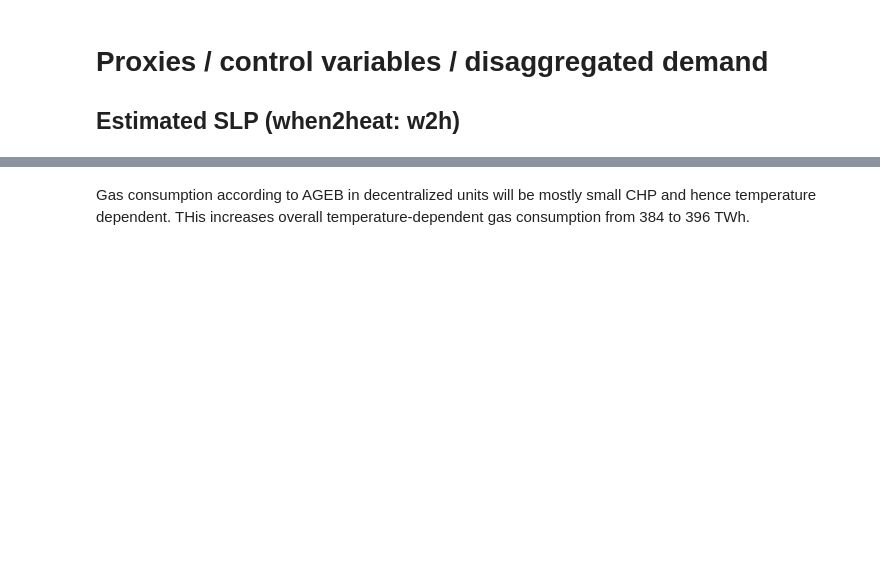
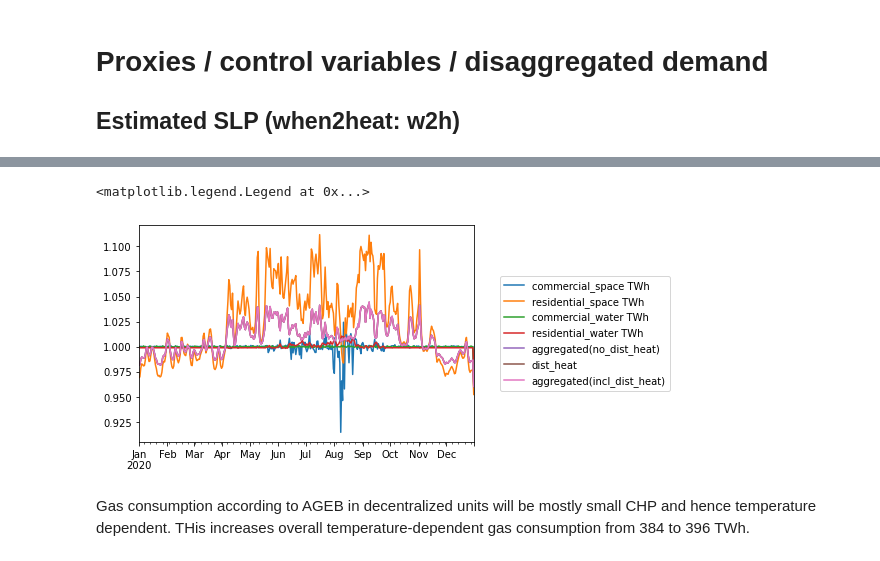
Before and after one commit to oruhnau/energy_demand, a Jupyter notebook: top_down/preprocessing.ipynb, the cells around one changed output, grey strips where cells are left out. Cells and saved outputs as stored; diff of their text form; code cells hidden in the pictures; blank space fills up the shorter version.

```diff
--- a/top_down/preprocessing.ipynb
+++ b/top_down/preprocessing.ipynb
@@ -102,0 +120,7 @@ w2h = w2h[w2h.index.year>=2016]
+# %%
+# duplicates are not identical and the relative error varies over time
+(w2h[w2h.index.year==2020].iloc[:366] / w2h[w2h.index.year==2020].iloc[366:]).plot()
+plt.legend(loc='center right', bbox_to_anchor=(1.6, 0.5))
+# %% [output]
+<matplotlib.legend.Legend at 0x...>
+[figure, added]
```
Also changed, not shown: parts of 6 cells of this notebook, 1 other file.
